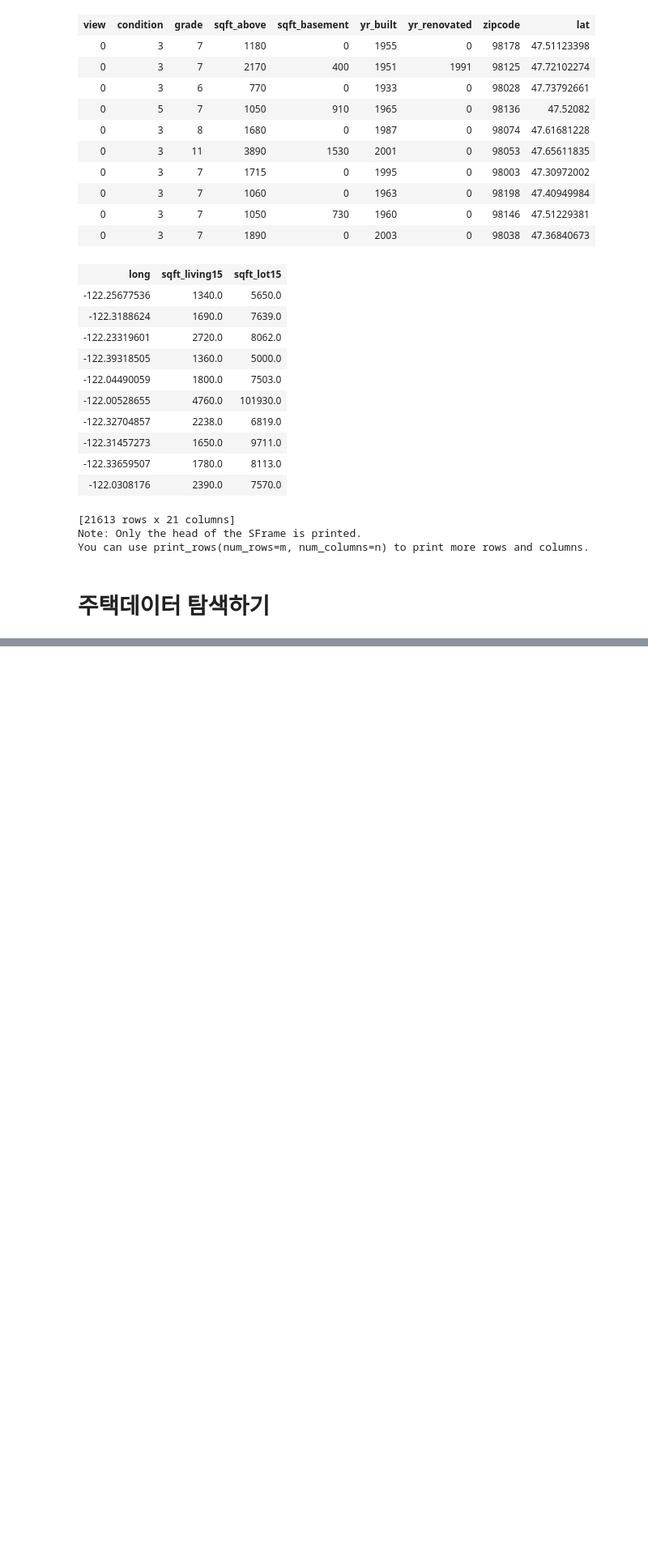
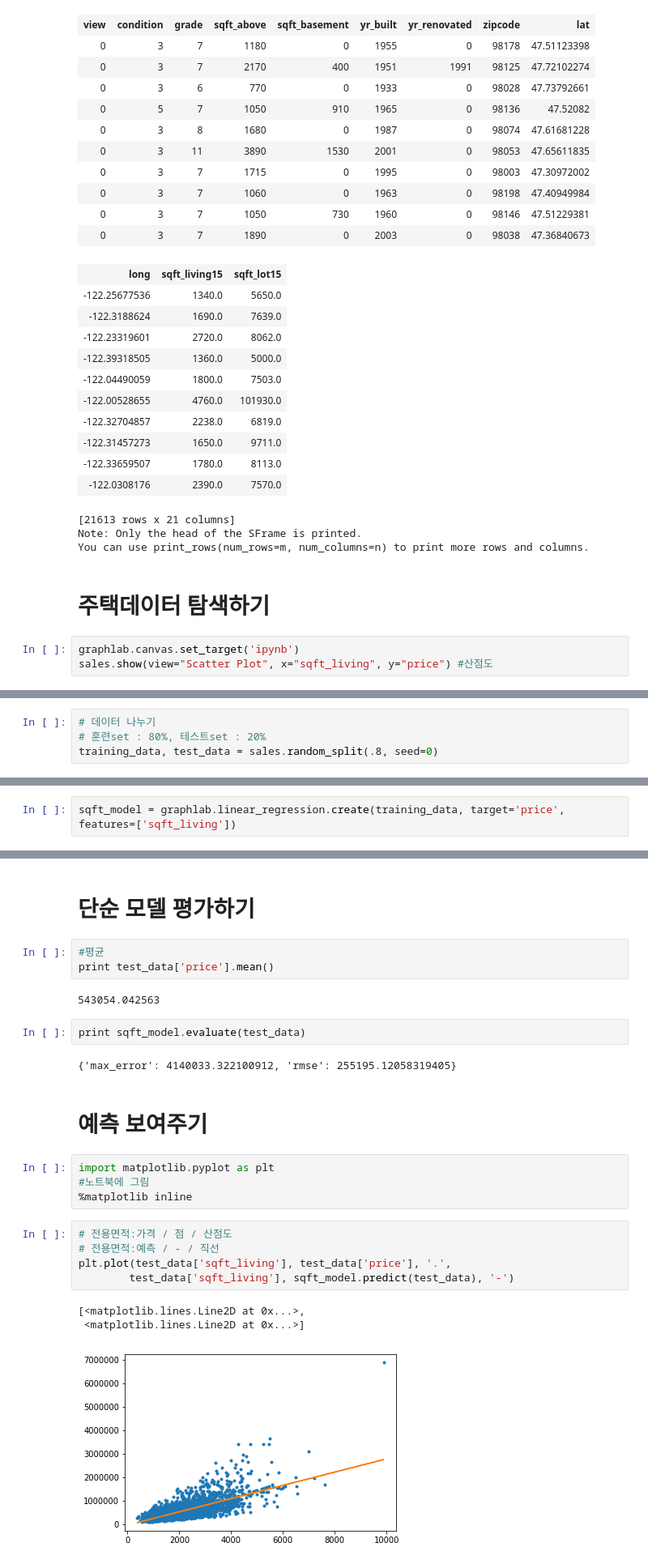
Before and after one commit to jjsjiroo/jupyter, a Jupyter notebook: week2/Predicting house prices.ipynb, the cells around one changed output, grey strips where cells are left out. Shown at 81% size. Cells and saved outputs as stored; diff of their text form; blank space fills up the shorter version.

```diff
--- a/week2/Predicting house prices.ipynb
+++ b/week2/Predicting house prices.ipynb
@@ -59,3 +59,6 @@ Note: Only the head of the SFrame is printed.
 You can use print_rows(num_rows=m, num_columns=n) to print more rows and columns.
 # %% [markdown]
 # 주택데이터 탐색하기
+# %%
+graphlab.canvas.set_target('ipynb')
+sales.show(view="Scatter Plot", x="sqft_living", y="price") #산점도
@@ -61,0 +67,4 @@ You can use print_rows(num_rows=m, num_columns=n) to print more rows and columns
+# %%
+# 데이터 나누기
+# 훈련set : 80%, 테스트set : 20%
+training_data, test_data = sales.random_split(.8, seed=0)
@@ -61,0 +73,2 @@ You can use print_rows(num_rows=m, num_columns=n) to print more rows and columns
+# %%
+sqft_model = graphlab.linear_regression.create(training_data, target='price', features=['sqft_living'])
@@ -61,0 +90,26 @@ You can use print_rows(num_rows=m, num_columns=n) to print more rows and columns
+# %% [markdown]
+# 단순 모델 평가하기
+# %%
+#평균
+print test_data['price'].mean()
+# %% [output]
+543054.042563
+# %%
+print sqft_model.evaluate(test_data)
+# %% [output]
+{'max_error': 4140033.322100912, 'rmse': 255195.12058319405}
+# %% [markdown]
+# 예측 보여주기
+# %%
+import matplotlib.pyplot as plt
+#노트북에 그림
+%matplotlib inline
+# %%
+# 전용면적:가격 / 점 / 산점도
+# 전용면적:예측 / - / 직선
+plt.plot(test_data['sqft_living'], test_data['price'], '.',
+        test_data['sqft_living'], sqft_model.predict(test_data), '-')
+# %% [output]
+[<matplotlib.lines.Line2D at 0x...>,
+ <matplotlib.lines.Line2D at 0x...>]
+[figure, added]
```
Also changed, not shown: parts of 29 cells of this notebook.
